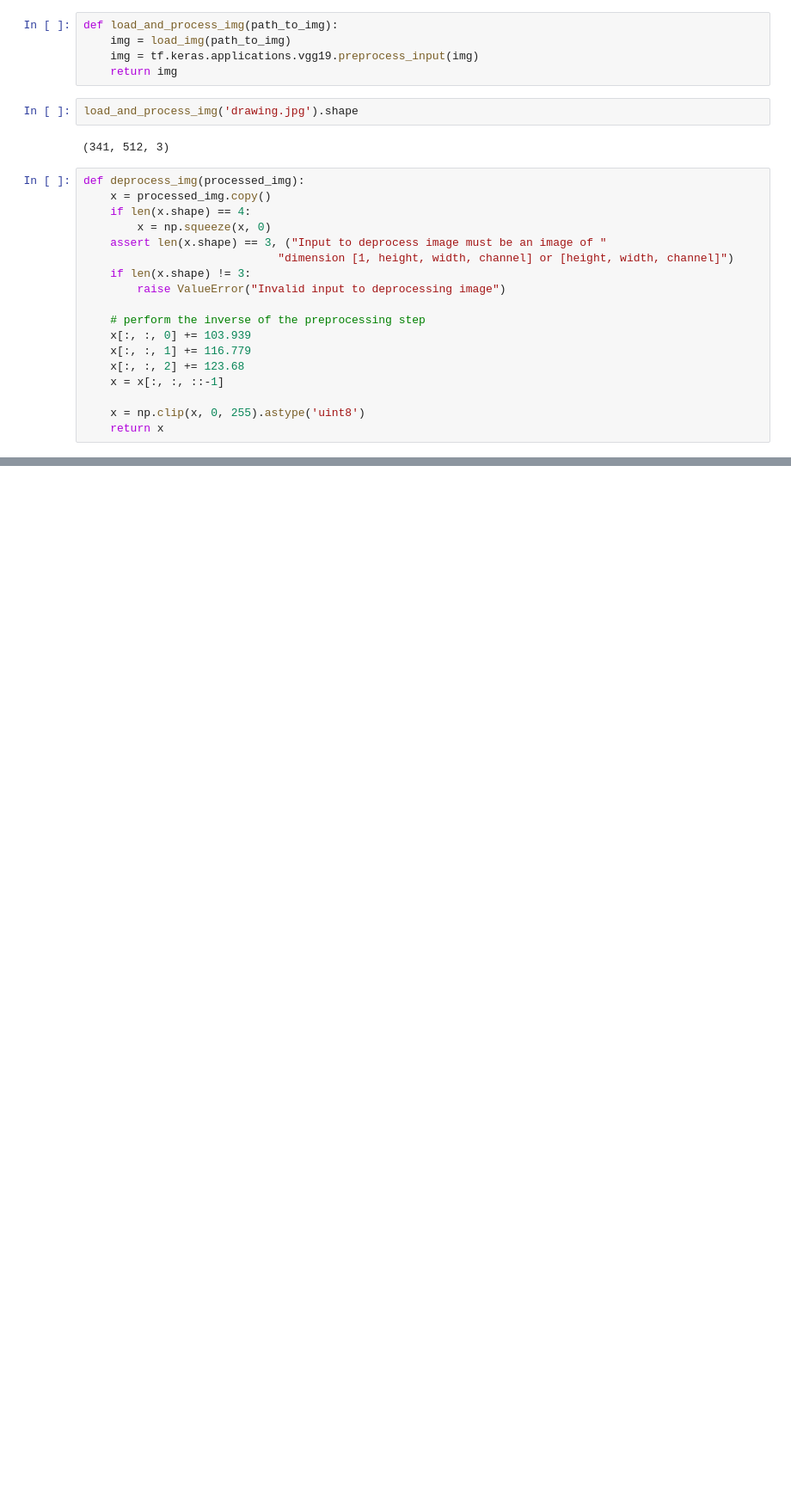
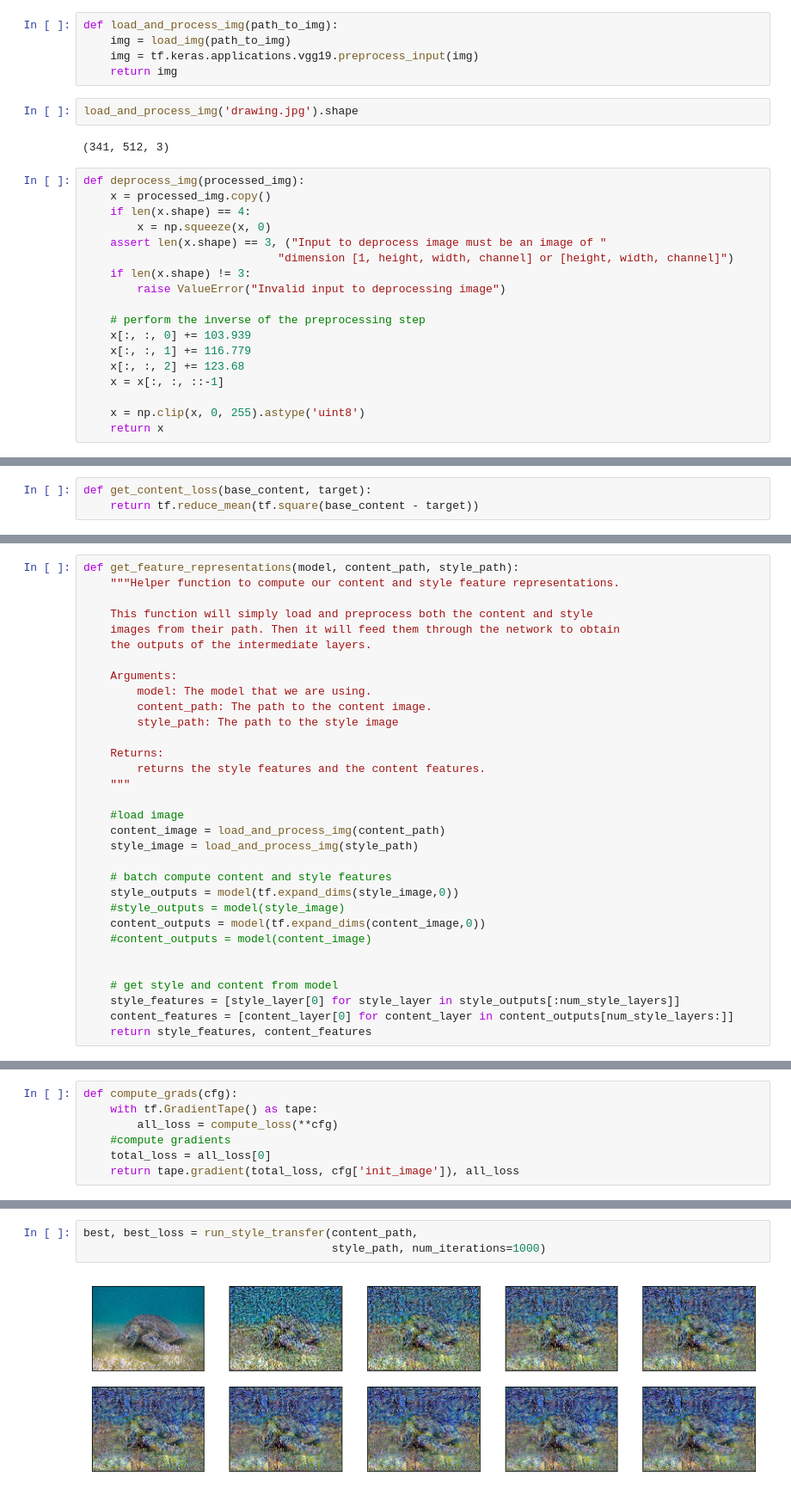
Before and after one commit to afwebb/styleTransfer, a Jupyter notebook: tensorflowStyle.ipynb, the cells around one changed output, grey strips where cells are left out. Shown at 86% size. Cells and saved outputs as stored; diff of their text form; blank space fills up the shorter version.

```diff
--- a/tensorflowStyle.ipynb
+++ b/tensorflowStyle.ipynb
@@ -117,0 +191,3 @@ def deprocess_img(processed_img):
+# %%
+def get_content_loss(base_content, target):
+    return tf.reduce_mean(tf.square(base_content - target))
@@ -117,0 +211,32 @@ def deprocess_img(processed_img):
+# %%
+def get_feature_representations(model, content_path, style_path):
+    """Helper function to compute our content and style feature representations.
+
+    This function will simply load and preprocess both the content and style
+    images from their path. Then it will feed them through the network to obtain
+    the outputs of the intermediate layers.
+
+    Arguments:
+        model: The model that we are using.
+        content_path: The path to the content image.
+        style_path: The path to the style image
+
+    Returns:
+        returns the style features and the content features.
+    """
+
+    #load image
+    content_image = load_and_process_img(content_path)
+    style_image = load_and_process_img(style_path)
+
+    # batch compute content and style features
+    style_outputs = model(tf.expand_dims(style_image,0))
+    #style_outputs = model(style_image)
+    content_outputs = model(tf.expand_dims(content_image,0))
+    #content_outputs = model(content_image)
+
+
+    # get style and content from model
+    style_features = [style_layer[0] for style_layer in style_outputs[:num_style_layers]]
+    content_features = [content_layer[0] for content_layer in content_outputs[num_style_layers:]]
+    return style_features, content_features
@@ -117,0 +292,7 @@ def deprocess_img(processed_img):
+# %%
+def compute_grads(cfg):
+    with tf.GradientTape() as tape:
+        all_loss = compute_loss(**cfg)
+    #compute gradients
+    total_loss = all_loss[0]
+    return tape.gradient(total_loss, cfg['init_image']), all_loss
@@ -117,0 +388,5 @@ def deprocess_img(processed_img):
+# %%
+best, best_loss = run_style_transfer(content_path,
+                                     style_path, num_iterations=1000)
+# %% [output]
+[figure, added]
```
Also changed, not shown: parts of 21 cells of this notebook, 3 other files.
